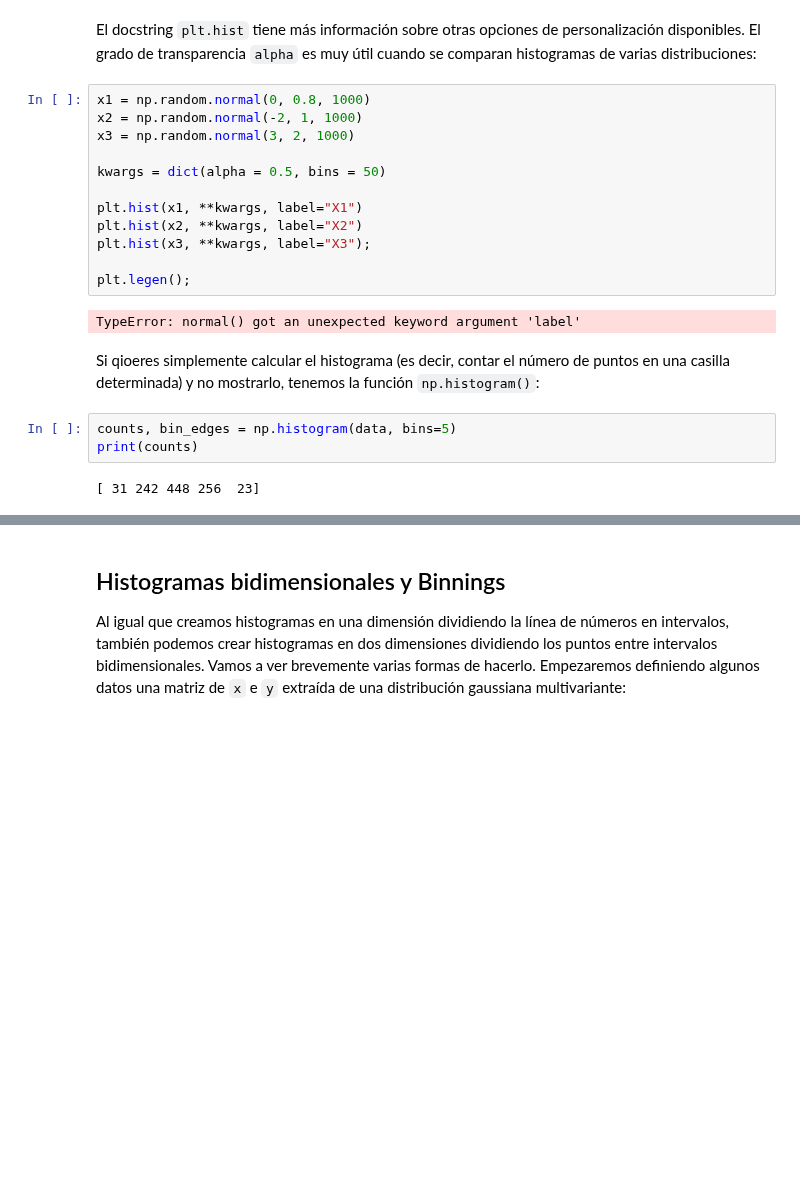
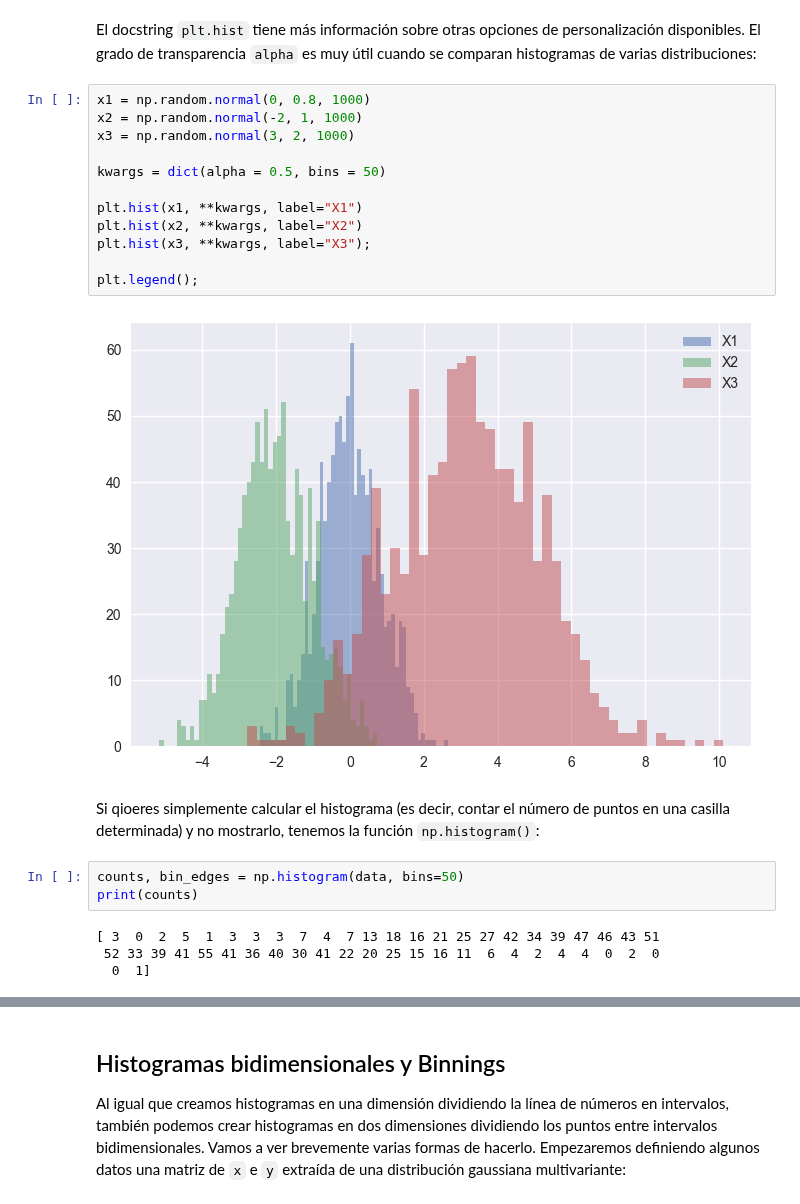
Before and after one commit to AGC79/ONLINE_DS_THEBRDIGE_TRABAJOSAGC, a Jupyter notebook: 2-DATA_ANALYSIS/4-Visualización/1-Matplotlib/Viz1-Matplotlib_3_Resto_Visualizaciones_Formateo.ipynb, the cells around one changed output, grey strips where cells are left out. Saved outputs shown, nothing was run; the diff lists cells and outputs as text; blank space fills up the shorter version.

```diff
--- a/2-DATA_ANALYSIS/4-Visualización/1-Matplotlib/Viz1-Matplotlib_3_Resto_Visualizaciones_Formateo.ipynb
+++ b/2-DATA_ANALYSIS/4-Visualización/1-Matplotlib/Viz1-Matplotlib_3_Resto_Visualizaciones_Formateo.ipynb
@@ -29,24 +29,26 @@ El grado de transparencia ``alpha`` es muy útil cuando se comparan histogramas
 # %%
 x1 = np.random.normal(0, 0.8, 1000)
 x2 = np.random.normal(-2, 1, 1000)
 x3 = np.random.normal(3, 2, 1000)
 
 kwargs = dict(alpha = 0.5, bins = 50)
 
 plt.hist(x1, **kwargs, label="X1")
 plt.hist(x2, **kwargs, label="X2")
 plt.hist(x3, **kwargs, label="X3");
 
-plt.legen();
+plt.legend();
 # %% [output]
-TypeError: normal() got an unexpected keyword argument 'label'
+[figure, added]
 # %% [markdown]
 Si qioeres simplemente calcular el histograma (es decir, contar el número de puntos en una casilla determinada) y no mostrarlo, tenemos la función ``np.histogram()``:
 # %%
-counts, bin_edges = np.histogram(data, bins=5)
+counts, bin_edges = np.histogram(data, bins=50)
 print(counts)
 # %% [output]
-[ 31 242 448 256  23]
+[ 3  0  2  5  1  3  3  3  7  4  7 13 18 16 21 25 27 42 34 39 47 46 43 51
+ 52 33 39 41 55 41 36 40 30 41 22 20 25 15 16 11  6  4  2  4  4  0  2  0
+  0  1]
 # %%
 bin_edges
 # %% [output]
```
Also changed, not shown: parts of 3 cells of this notebook.
